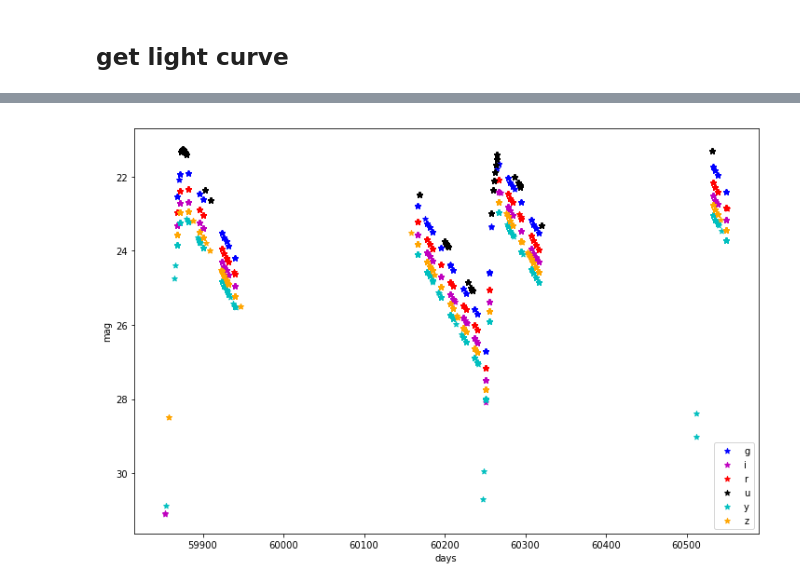
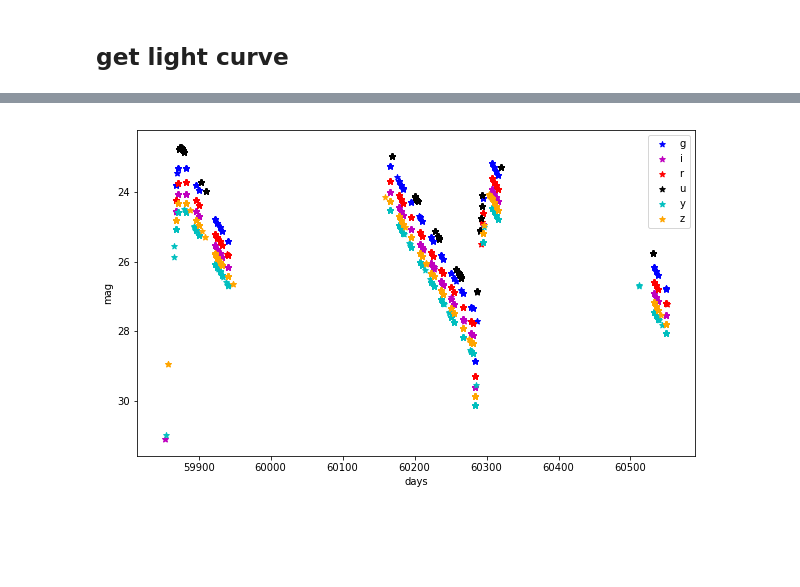
Before and after one commit to xiaolng/maf, a Jupyter notebook: TDEsMetricTest.ipynb, the cells around one changed output, grey strips where cells are left out. Saved outputs shown, nothing was run; the diff lists cells and outputs as text; code cells hidden in the pictures; blank space fills up the shorter version.

```diff
--- a/TDEsMetricTest.ipynb
+++ b/TDEsMetricTest.ipynb
@@ -307,7 +68,7 @@ Plotting complete.
 ## get light curve
 # %%
 # run the metric
-asciifile = 'TDEfaintfast_z0.1.dat'
+asciifile = 'TDEfaintfast_z0.2.dat'
 transmetric = TDEsMetricTest(asciifile=asciifile, metricName='TDEsMetricTest', mjdCol='observationStartMJD',
                  m5Col='fiveSigmaDepth', filterCol='filter',
                  detectSNR={'u': 5, 'g': 5, 'r': 5, 'i': 5, 'z': 5, 'y': 5},
@@ -316,7 +77,8 @@ transmetric = TDEsMetricTest(asciifile=asciifile, metricName='TDEsMetricTest', m
                  nObsPrePeak = 0,
                  nObsNearPeak={'u': 0, 'g': 0, 'r': 0, 'i': 0, 'z': 0, 'y': 0},
                  nFiltersNearPeak = 0,
-                 nPhaseCheck = 1, epochStart = -22,
+                 nObsPostPeak=0, nFiltersPostPeak=0,
+                 nPhaseCheck = 3, epochStart = -22,
                  dataout=True)
 
 #slicer = slicers.HealpixSlicer(nside=8)
@@ -357,20 +119,20 @@ df.head()
 # %%
 def plotlc(dataSlice, time_key='time', mag_key='mag', filter_key='filter'):
     colors = {'u':'k', 'g':'b', 'r':'r', 'i':'m', 'z':'orange', 'y':'c'}
 
-    plt.figure(figsize=(12, 8))
+    plt.figure(figsize=(10, 6))
     for f in np.unique(dataSlice[filter_key]):
         fmatch = dataSlice[filter_key]==f
         time = dataSlice[time_key][fmatch]
         mag = dataSlice[mag_key][fmatch]
 
         plt.scatter(time, mag, color=colors[f], marker='*', label=f)
 
     plt.legend()
     plt.xlabel('days')
     plt.ylabel('mag')
     plt.ylim(plt.ylim()[::-1])
 
 plotlc(df, time_key='expMJD', mag_key='lcMags', filter_key='filters')
 # %% [output]
-[figure, old version]
+[figure, new version]
```
Also changed, not shown: parts of 12 cells of this notebook.
